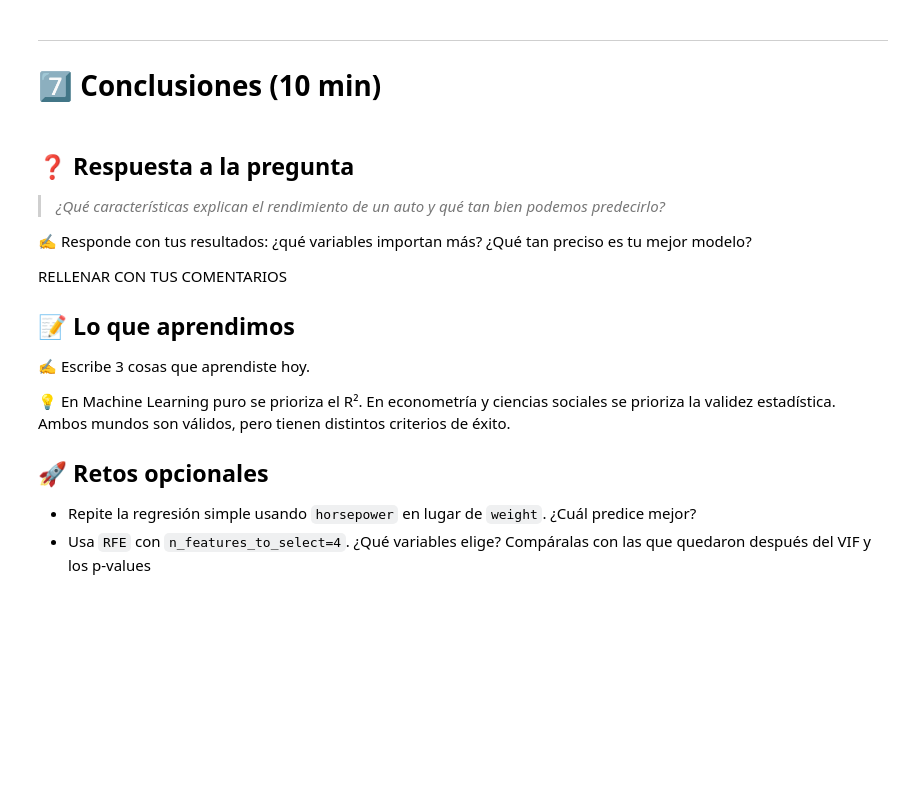
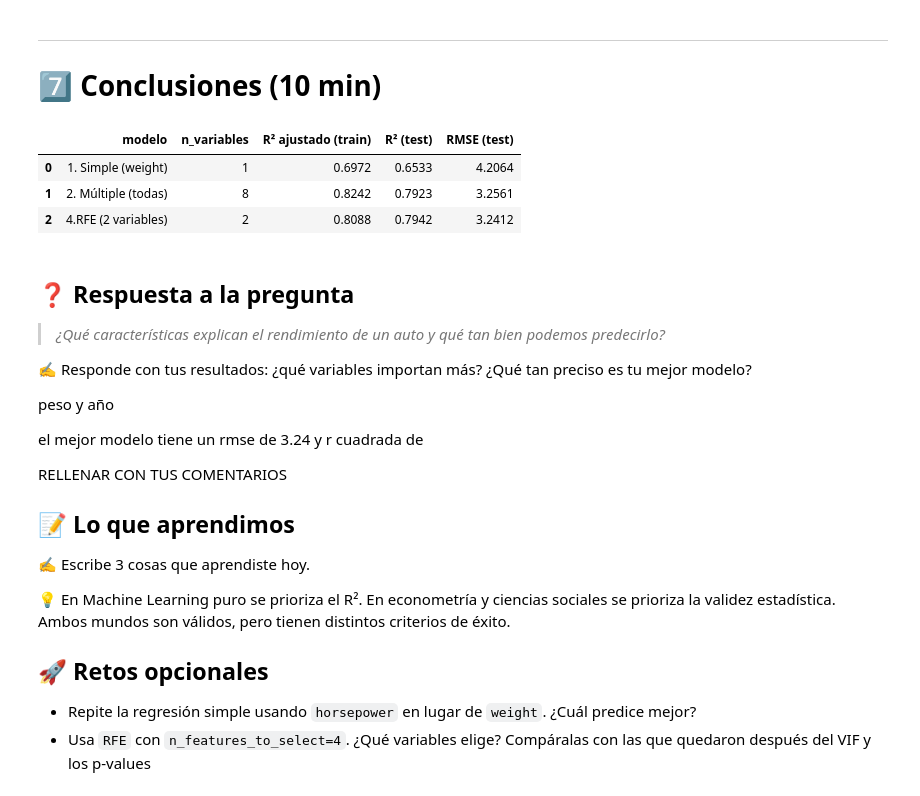
Before and after one commit to karolramosa-byte/linear_regression_KarolRamos, a Jupyter notebook: 01-regresion-lineal/caso_mpg.ipynb, the cells around one changed output. Cells and saved outputs as stored; diff of their text form; code cells hidden in the pictures; blank space fills up the shorter version.

```diff
--- a/01-regresion-lineal/caso_mpg.ipynb
+++ b/01-regresion-lineal/caso_mpg.ipynb
@@ -910,3 +912,10 @@ Cuando la curva se **aplana**, preferimos el modelo **más simple** (*principio
 # 3. cols_rfe = X_train_enc.columns[rfe.support_]
 # 4. Imprime cols_rfe
 # ✍️ Tu código aquí
+
+rfe = RFE(estimator=LinearRegression(), n_features_to_select=2)
+rfe.fit(X_train_scaled, y_train)
+
+cols_rfe = X_train_enc.columns[rfe.support_]
+
+print(cols_rfe)
@@ -914,3 +925,15 @@ Cuando la curva se **aplana**, preferimos el modelo **más simple** (*principio
 # Ajusta modelo_rfe con cols_rfe (sin escalar: X_train_enc[cols_rfe]), muestra el summary,
 # evalúalo y agrégalo a la comparación
 # ✍️ Tu código aquí
+
+modelo_rfe=ajustar_ols(X_train_enc[cols_rfe],y_train)
+print(modelo_rfe.summary())
+
+comparacion.append(
+    evaluar_modelo(
+        '4.RFE (2 variables)',
+        modelo_rfe,
+        X_test_enc[cols_rfe],
+        y_test
+    )
+)
@@ -924,7 +965,14 @@ RELLENAR CON TUS COMENTARIOS
 # %%
 # Tabla comparativa de todos los modelos
 # Pista: pd.DataFrame(comparacion)
 # ✍️ Tu código aquí
+
+pd.DataFrame(comparacion)
+# %% [output]
+|  | modelo | n_variables | R² ajustado (train) | R² (test) | RMSE (test) |
+| 0 | 1. Simple (weight) | 1 | 0.6972 | 0.6533 | 4.2064 |
+| 1 | 2. Múltiple (todas) | 8 | 0.8242 | 0.7923 | 3.2561 |
+| 2 | 4.RFE (2 variables) | 2 | 0.8088 | 0.7942 | 3.2412 |
 # %%
 # Grafica real vs predicho del modelo final
 # 1. y_pred_rfe = predecir(modelo_rfe, X_test_enc[cols_rfe])
@@ -935,6 +983,10 @@ RELLENAR CON TUS COMENTARIOS
 > *¿Qué características explican el rendimiento de un auto y qué tan bien podemos predecirlo?*
 
 ✍️ Responde con tus resultados: ¿qué variables importan más? ¿Qué tan preciso es tu mejor modelo?
+
+peso y año
+
+el mejor modelo tiene un rmse de 3.24 y r cuadrada de
 
 RELLENAR CON TUS COMENTARIOS
 
```
Also changed, not shown: parts of 6 cells of this notebook.
